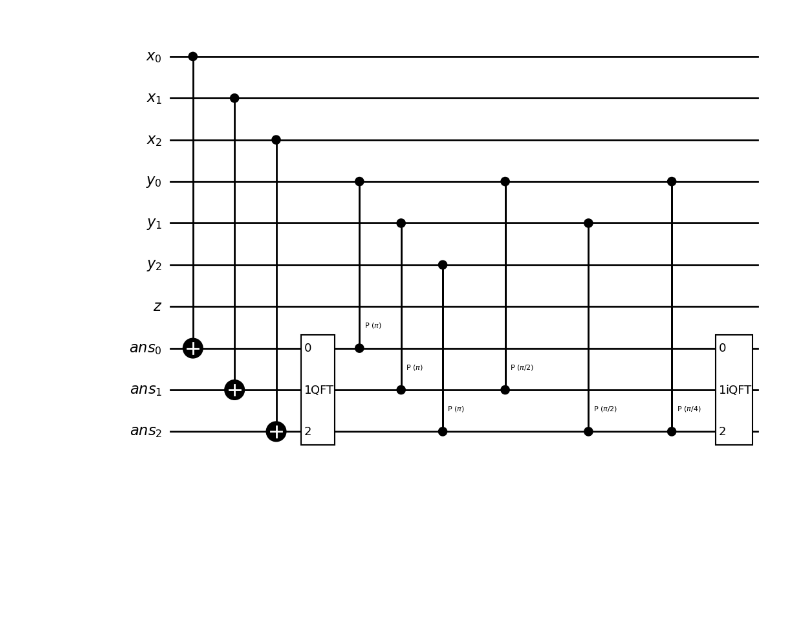
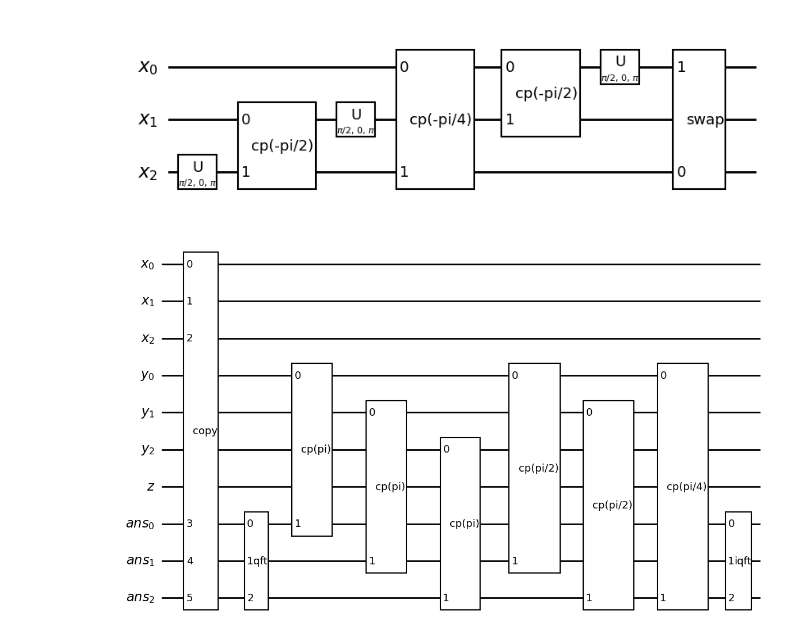
Before and after one commit to tzhu67/Draper-Quantum-Calculator, a Jupyter notebook: DraperQFTAdder_OutPlace.ipynb, the cells around one changed output. Drawn from its saved outputs; the diff is of its cells as text; code cells hidden in the pictures; blank space fills up the shorter version.

```diff
--- a/DraperQFTAdder_OutPlace.ipynb
+++ b/DraperQFTAdder_OutPlace.ipynb
@@ -3,0 +33,8 @@ import numpy as np
+# %%
+swapDecompose = QuantumCircuit(x, name='swap')
+
+swapDecompose.cx(x[0], x[1])
+swapDecompose.cx(x[1], x[0])
+swapDecompose.cx(x[0], x[1])
+
+swapDecompose.draw(output="mpl", style="bw")
@@ -42,23 +64,47 @@ def inverse_quantum_fourier_transform(n): # |F(a1)F(a2)...F(an)> => |a1a2...an>
+# %%
+def iqftDecompose(n): # |F(a1)F(a2)...F(an)> => |a1a2...an>
+    x = QuantumRegister(size=n, name="x")
+    iqftCirc = QuantumCircuit(x, name='iqft')
+
+    for i, q in enumerate(reversed(x), start=1):
+        for j, p in enumerate(reversed(x[n + 1 - i:]), start=1):
+            cpGate = cpDecompose.assign_parameters({t:-np.pi/(1<<(i-j))}).to_gate(label='cp({})'.format(-sp.pi/(1<<(i-j))))
+            iqftCirc.compose(cpGate, qubits=[q, p], inplace=True)
+        iqftCirc.u(np.pi/2, 0, np.pi, q)
+
+    for q, p in zip(x[:n >> 1], reversed(x[n >> 1:])):
+        swapGate = swapDecompose.to_gate()
+        iqftCirc.compose(swapGate, qubits=[p,q], inplace=True)
+
+    return iqftCirc
+
+testCirc = iqftDecompose(3)
+testCirc.draw(output="mpl", style="bw")
+# %% [output]
+[figure, added]
 # %%
 def OutAdder(d):
     x = QuantumRegister(size=d, name="x")
     y = QuantumRegister(size=d, name="y")
     z = QuantumRegister(size=1, name="z")
     ans = QuantumRegister(size=d, name="ans"); arange = range(2*d+1,3*d+1)
     circ = QuantumCircuit(x, y, z, ans, name=f"{d}-digit outplace adder")
 
-    circ.compose(copy(d), qubits=list(range(d))+list(arange), inplace=True)
+    copyGate = stateCopy(d).to_gate()
+    circ.compose(copyGate, qubits=list(range(d))+list(arange), inplace=True)
 
-    circ.compose(quantum_fourier_transform(d), qubits=arange, inplace=True)
+    qftGate = qftDecompose(d).to_gate()
+    circ.compose(qftGate, qubits=arange, inplace=True)
 
     for i in range(d):
         for j in range(i,d):
-            circ.cp(2*np.pi/2**(i+1), y[j-i], ans[j])
-
-    circ.compose(inverse_quantum_fourier_transform(d), qubits=arange, inplace=True)
+            cpGate = cpDecompose.assign_parameters({t:2*np.pi/2**(i+1)}).to_gate(label='cp({})'.format(2*sp.pi/2**(i+1)))
+            circ.compose(cpGate, qubits=[j-i+d, j+2*d+1], inplace=True)
+    iqftGate = iqftDecompose(d).to_gate()
+    circ.compose(iqftGate, qubits=arange, inplace=True)
 
     return circ
 c3 = OutAdder(3)
 c3.draw(output="mpl", style="bw")
 # %% [output]
-[figure, old version]
+[figure, new version]
```
Also changed, not shown: parts of 5 cells of this notebook.
